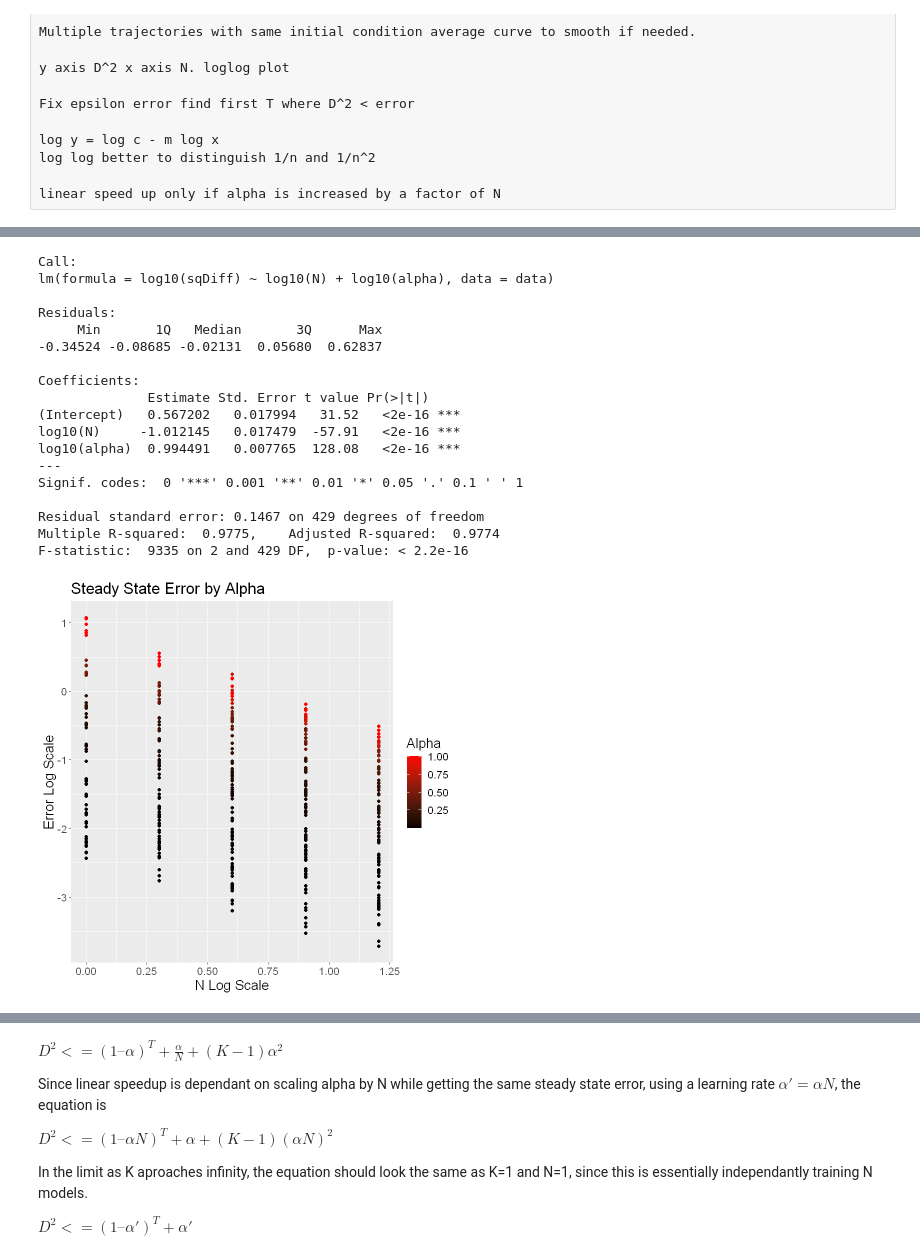
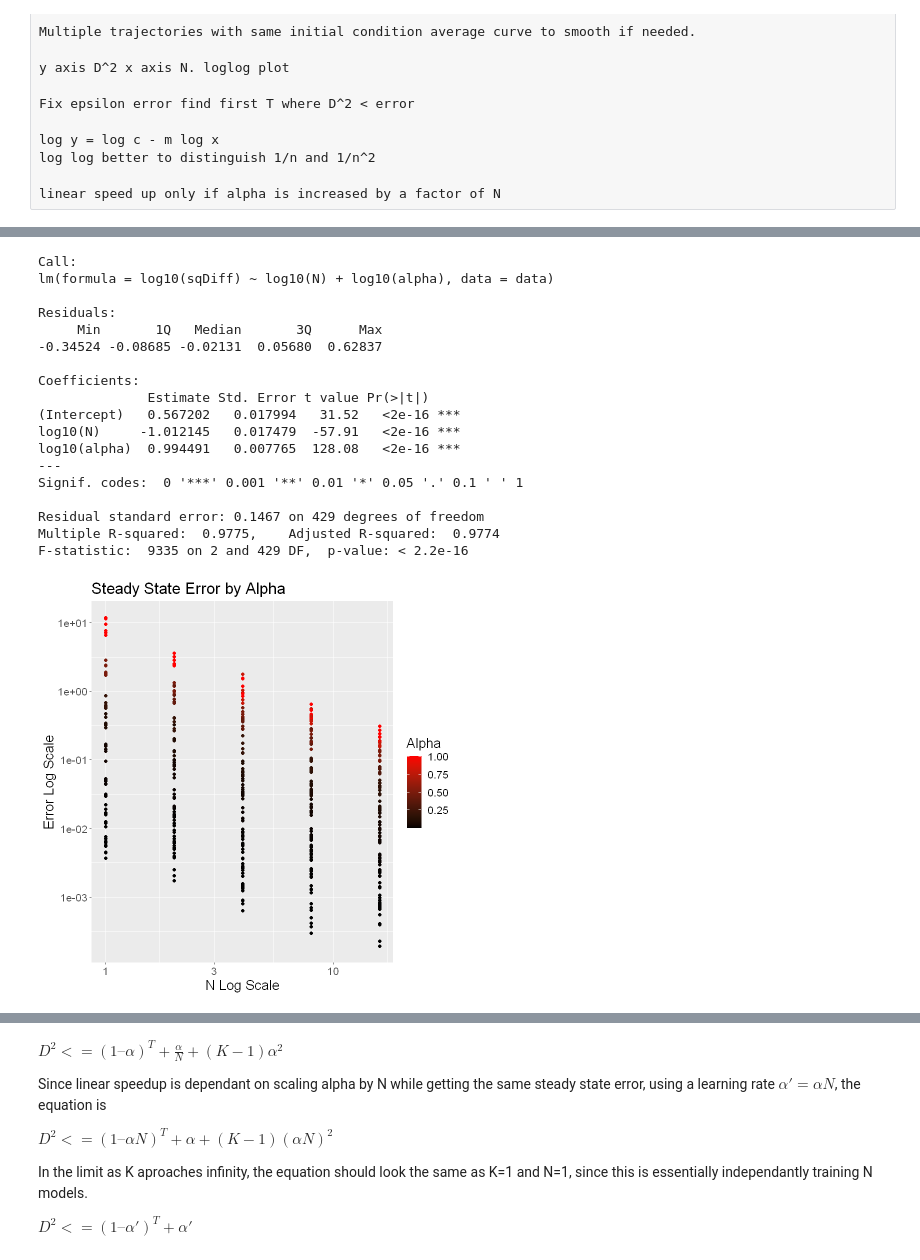
Before and after one commit to MichaelEinhorn/FederatedRL, a Jupyter notebook: graphingR.ipynb, the cells around one changed output, grey strips where cells are left out. Saved outputs shown, nothing was run; the diff lists cells and outputs as text; code cells hidden in the pictures.

```diff
--- a/graphingR.ipynb
+++ b/graphingR.ipynb
@@ -142,33 +146,35 @@ N = data$fedP
 sqDiff = data$finalDiffAvg ** 2
 model <- lm(log10(sqDiff) ~ log10(N) + log10(alpha), data)
 summary(model)
 predict <- cbind(data, predict(model, interval='confidence', newdata=data))
 
-p <- ggplot(predict, aes(x=log10(N), y=log10(finalDiffAvg ** 2)))
+p <- ggplot(predict, aes(x=N, y=finalDiffAvg ** 2))
 p <- p + ggtitle(title)
+p <- p + scale_x_continuous(trans = "log10")
+p <- p + scale_y_continuous(trans = "log10")
 p <- p + theme(text = element_text(size = 16))
 p <- p + xlab("N Log Scale") + ylab("Error Log Scale")
 p <- p + geom_point(aes(color = alpha))
 p <- p + scale_color_gradientn("Alpha", colors = c("black", "red"))
 p
 # %% [output]
 Call:
 lm(formula = log10(sqDiff) ~ log10(N) + log10(alpha), data = data)
 
 Residuals:
      Min       1Q   Median       3Q      Max
 -0.34524 -0.08685 -0.02131  0.05680  0.62837
 
 Coefficients:
               Estimate Std. Error t value Pr(>|t|)
 (Intercept)   0.567202   0.017994   31.52   <2e-16 ***
 log10(N)     -1.012145   0.017479  -57.91   <2e-16 ***
 log10(alpha)  0.994491   0.007765  128.08   <2e-16 ***
 ---
 Signif. codes:  0 '***' 0.001 '**' 0.01 '*' 0.05 '.' 0.1 ' ' 1
 
 Residual standard error: 0.1467 on 429 degrees of freedom
 Multiple R-squared:  0.9775,    Adjusted R-squared:  0.9774
 F-statistic:  9335 on 2 and 429 DF,  p-value: < 2.2e-16
-[figure, old version]
+[figure, new version]
 # %%
```
Also changed, not shown: parts of 20 cells of this notebook, 2 other files.
